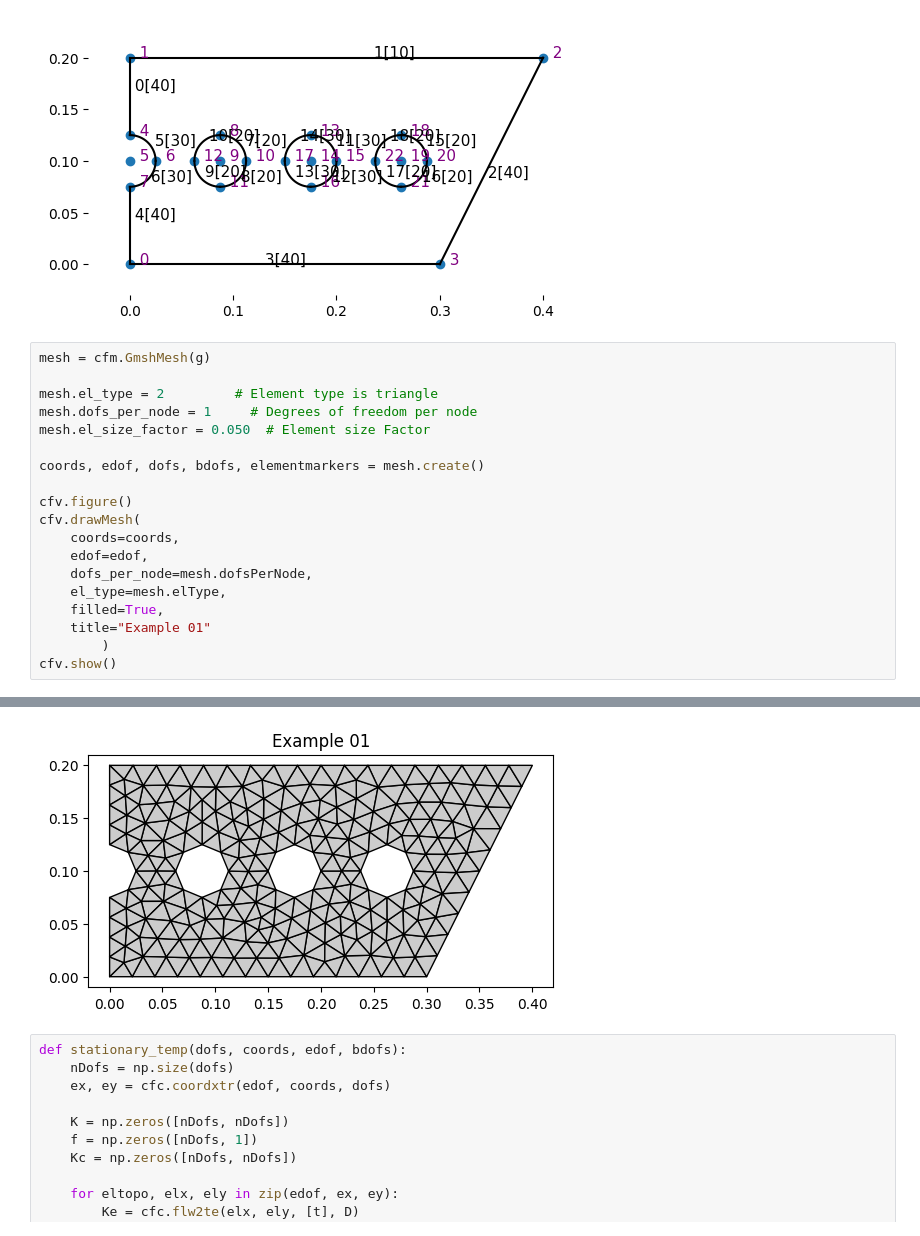
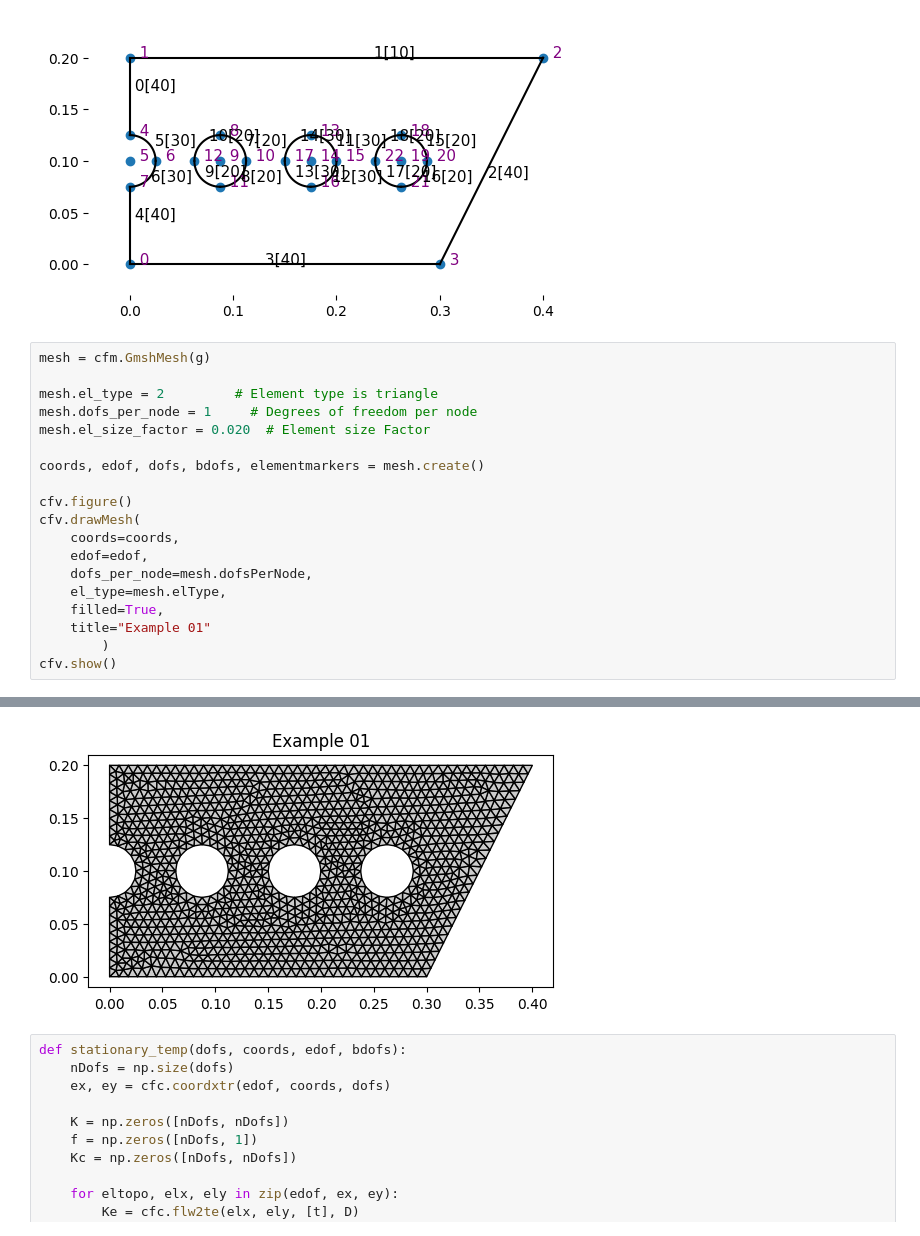
Before and after one commit to HermanEfr/Femprojekt, a Jupyter notebook: fem_proj.ipynb, the cells around one changed output, grey strips where cells are left out. Cells and saved outputs as stored; diff of their text form.

```diff
--- a/fem_proj.ipynb
+++ b/fem_proj.ipynb
@@ -105,7 +105,7 @@ mesh = cfm.GmshMesh(g)
 
 mesh.el_type = 2         # Element type is triangle
 mesh.dofs_per_node = 1     # Degrees of freedom per node
-mesh.el_size_factor = 0.050  # Element size Factor
+mesh.el_size_factor = 0.020  # Element size Factor
 
 coords, edof, dofs, bdofs, elementmarkers = mesh.create()
 
@@ -123,4 +124,4 @@ cfv.show()
-[figure, old version]
+[figure, new version]
 # %%
 def stationary_temp(dofs, coords, edof, bdofs):
     nDofs = np.size(dofs)
```
Also changed, not shown: parts of 7 cells of this notebook.
